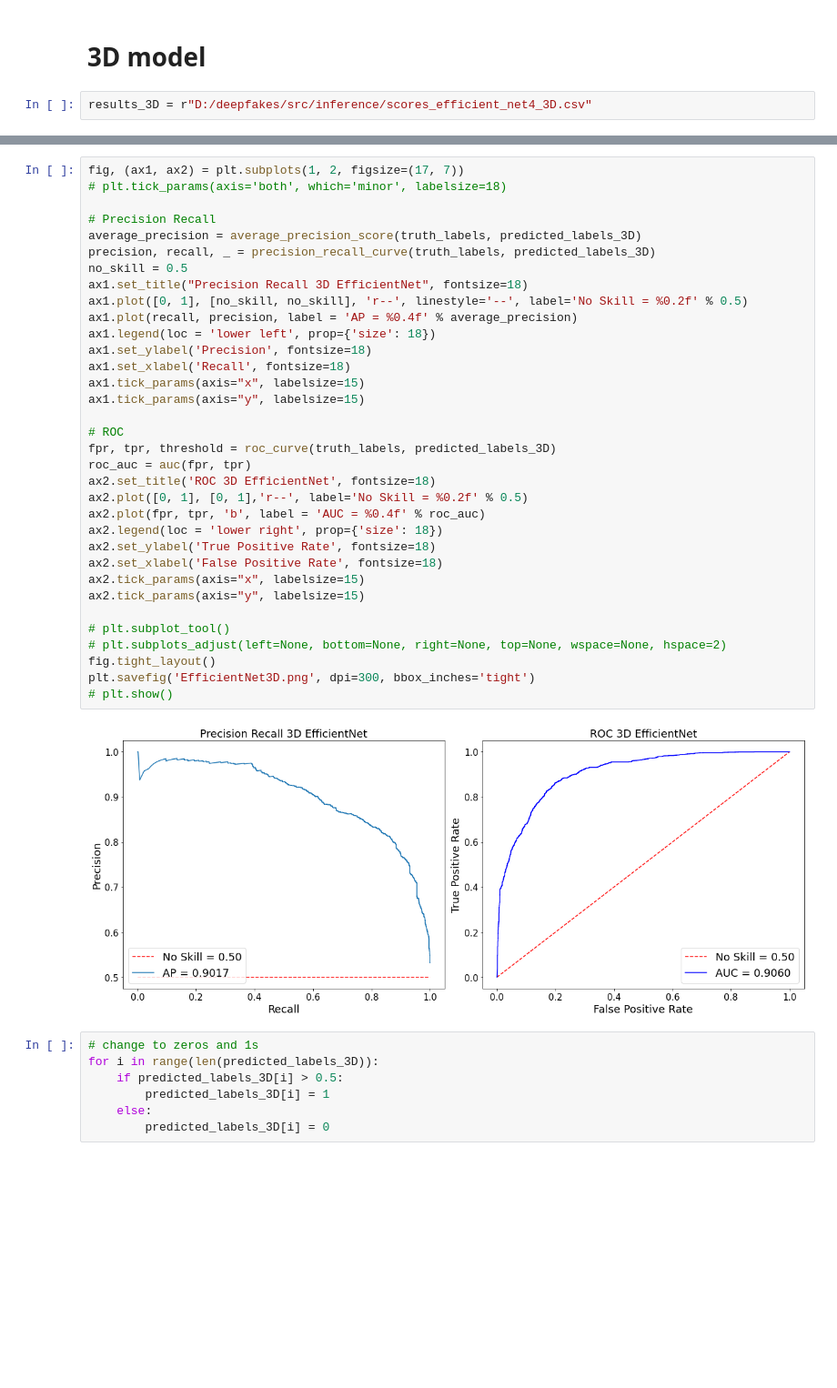
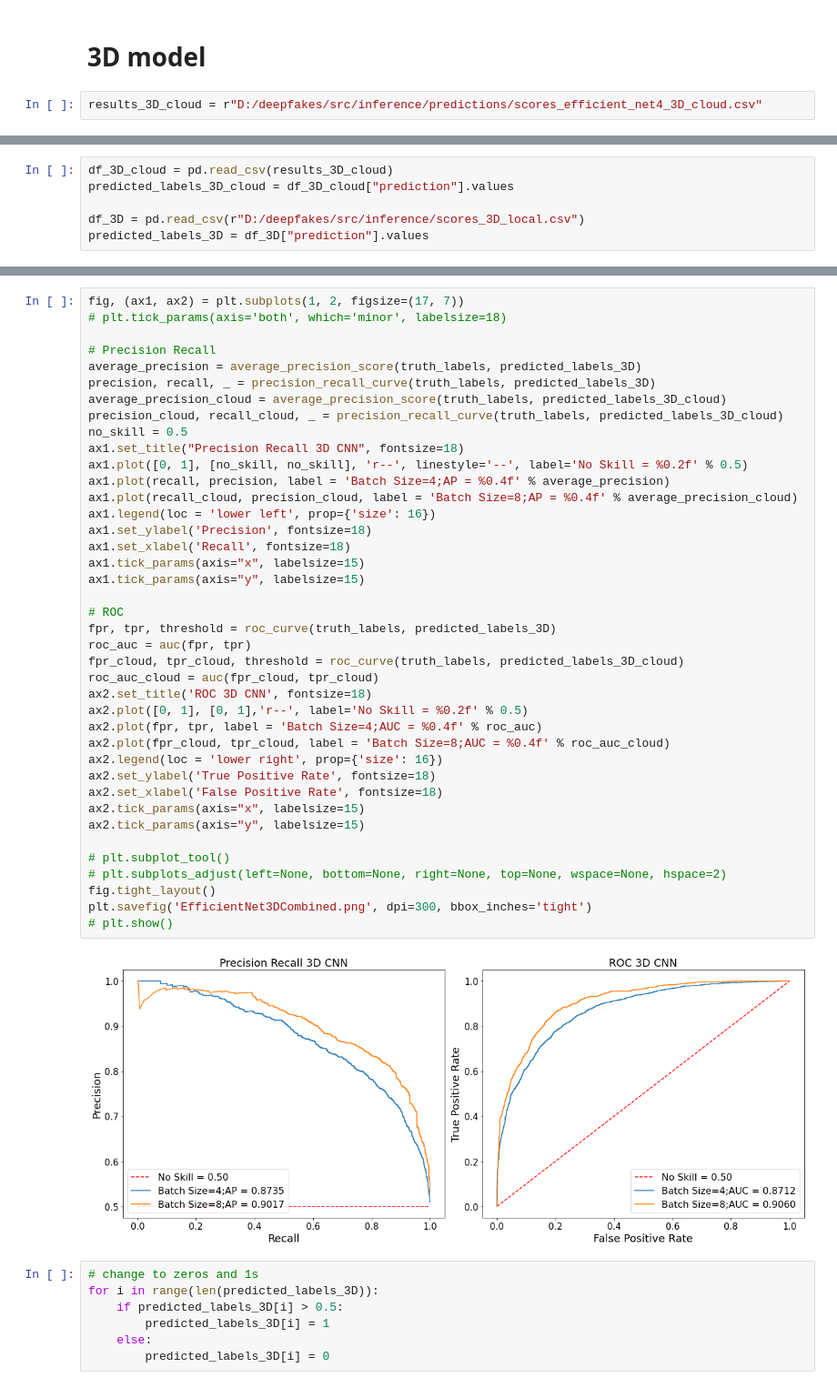
Before and after one commit to AugustasMacys/BachelorThesis, a Jupyter notebook: src/inference/ResultsAnalyser.ipynb, the cells around one changed output, grey strips where cells are left out. Shown at 91% size. Cells and saved outputs as stored; diff of their text form; blank space fills up the shorter version.

```diff
--- a/src/inference/ResultsAnalyser.ipynb
+++ b/src/inference/ResultsAnalyser.ipynb
@@ -139,4 +158,4 @@ weighted avg       0.86      0.84      0.84      4000
 # %% [markdown]
 # 3D model
 # %%
-results_3D = r"D:/deepfakes/src/inference/scores_efficient_net4_3D.csv"
+results_3D_cloud = r"D:/deepfakes/src/inference/predictions/scores_efficient_net4_3D_cloud.csv"
@@ -146,3 +162,9 @@ predicted_labels_3D = df_3D["prediction"].values
+# %%
+df_3D_cloud = pd.read_csv(results_3D_cloud)
+predicted_labels_3D_cloud = df_3D_cloud["prediction"].values
+
+df_3D = pd.read_csv(r"D:/deepfakes/src/inference/scores_3D_local.csv")
+predicted_labels_3D = df_3D["prediction"].values
 # %%
 loss_3D_model = log_loss(truth_labels, predicted_labels_3D)
 loss_3D_model
@@ -151,39 +178,45 @@ loss_3D_model
 # %%
 fig, (ax1, ax2) = plt.subplots(1, 2, figsize=(17, 7))
 # plt.tick_params(axis='both', which='minor', labelsize=18)
 
 # Precision Recall
 average_precision = average_precision_score(truth_labels, predicted_labels_3D)
 precision, recall, _ = precision_recall_curve(truth_labels, predicted_labels_3D)
+average_precision_cloud = average_precision_score(truth_labels, predicted_labels_3D_cloud)
+precision_cloud, recall_cloud, _ = precision_recall_curve(truth_labels, predicted_labels_3D_cloud)
 no_skill = 0.5
-ax1.set_title("Precision Recall 3D EfficientNet", fontsize=18)
+ax1.set_title("Precision Recall 3D CNN", fontsize=18)
 ax1.plot([0, 1], [no_skill, no_skill], 'r--', linestyle='--', label='No Skill = %0.2f' % 0.5)
-ax1.plot(recall, precision, label = 'AP = %0.4f' % average_precision)
-ax1.legend(loc = 'lower left', prop={'size': 18})
+ax1.plot(recall, precision, label = 'Batch Size=4;AP = %0.4f' % average_precision)
+ax1.plot(recall_cloud, precision_cloud, label = 'Batch Size=8;AP = %0.4f' % average_precision_cloud)
+ax1.legend(loc = 'lower left', prop={'size': 16})
 ax1.set_ylabel('Precision', fontsize=18)
 ax1.set_xlabel('Recall', fontsize=18)
 ax1.tick_params(axis="x", labelsize=15)
 ax1.tick_params(axis="y", labelsize=15)
 
 # ROC
 fpr, tpr, threshold = roc_curve(truth_labels, predicted_labels_3D)
 roc_auc = auc(fpr, tpr)
-ax2.set_title('ROC 3D EfficientNet', fontsize=18)
+fpr_cloud, tpr_cloud, threshold = roc_curve(truth_labels, predicted_labels_3D_cloud)
+roc_auc_cloud = auc(fpr_cloud, tpr_cloud)
+ax2.set_title('ROC 3D CNN', fontsize=18)
 ax2.plot([0, 1], [0, 1],'r--', label='No Skill = %0.2f' % 0.5)
-ax2.plot(fpr, tpr, 'b', label = 'AUC = %0.4f' % roc_auc)
-ax2.legend(loc = 'lower right', prop={'size': 18})
+ax2.plot(fpr, tpr, label = 'Batch Size=4;AUC = %0.4f' % roc_auc)
+ax2.plot(fpr_cloud, tpr_cloud, label = 'Batch Size=8;AUC = %0.4f' % roc_auc_cloud)
+ax2.legend(loc = 'lower right', prop={'size': 16})
 ax2.set_ylabel('True Positive Rate', fontsize=18)
 ax2.set_xlabel('False Positive Rate', fontsize=18)
 ax2.tick_params(axis="x", labelsize=15)
 ax2.tick_params(axis="y", labelsize=15)
 
 # plt.subplot_tool()
 # plt.subplots_adjust(left=None, bottom=None, right=None, top=None, wspace=None, hspace=2)
 fig.tight_layout()
-plt.savefig('EfficientNet3D.png', dpi=300, bbox_inches='tight')
+plt.savefig('EfficientNet3DCombined.png', dpi=300, bbox_inches='tight')
 # plt.show()
 # %% [output]
-[figure, old version]
+[figure, new version]
 # %%
 # change to zeros and 1s
 for i in range(len(predicted_labels_3D)):
```
Also changed, not shown: parts of 17 cells of this notebook.
